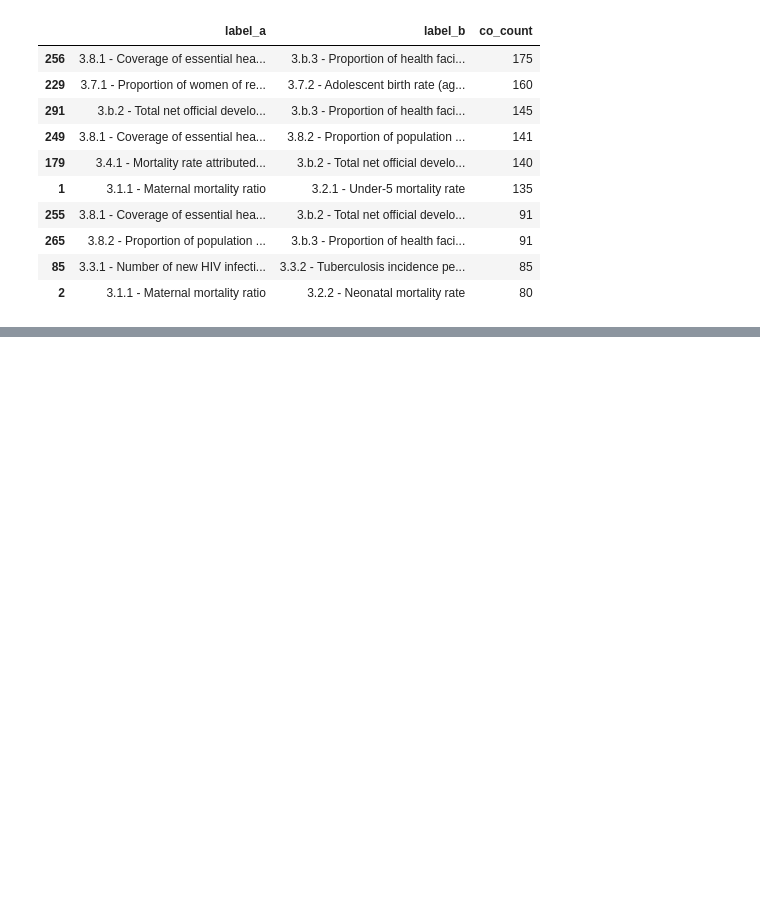
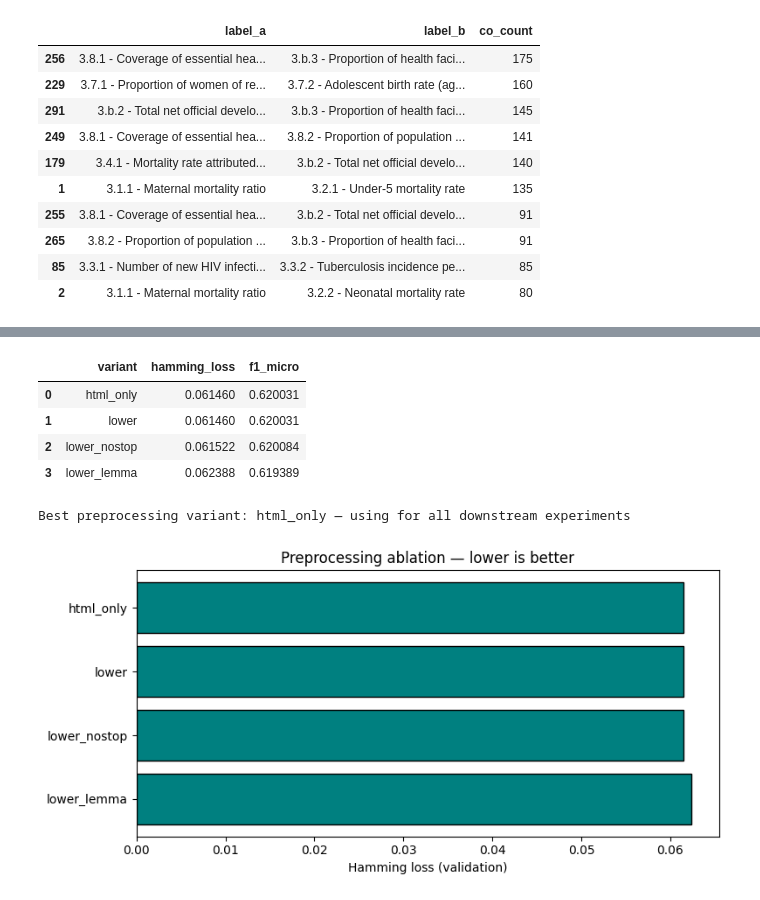
Before and after one commit to Bonaparte003/SDG-Indicator-Text-Classification-Formative2, a Jupyter notebook: SGD_indicator.ipynb, the cells around one changed output, grey strips where cells are left out. Drawn from its saved outputs; the diff is of its cells as text; code cells hidden in the pictures; blank space fills up the shorter version.

```diff
--- a/SGD_indicator.ipynb
+++ b/SGD_indicator.ipynb
@@ -428,0 +386,42 @@ print(f"  TF-IDF features         : {X_train_tfidf.shape[1]}")
+# %%
+def quick_prep_eval(text_series, label=""):
+    """Train/evaluate one preprocessing variant with baseline TF-IDF + LogReg."""
+    idx = np.arange(len(text_series))
+    idx_tr, idx_va = train_test_split(idx, test_size=TEST_SIZE, random_state=RANDOM_STATE)
+    vec = TfidfVectorizer(max_features=15000, ngram_range=(1, 2), min_df=2, stop_words="english")
+    X_tr = vec.fit_transform(text_series.iloc[idx_tr])
+    X_va = vec.transform(text_series.iloc[idx_va])
+    clf = OneVsRestClassifier(
+        LogisticRegression(max_iter=1000, class_weight="balanced", random_state=RANDOM_STATE)
+    )
+    clf.fit(X_tr, y[idx_tr])
+    y_pred = clf.predict(X_va)
+    return {
+        "variant": label,
+        "hamming_loss": hamming_loss(y[idx_va], y_pred),
+        "f1_micro": f1_score(y[idx_va], y_pred, average="micro", zero_division=0),
+    }
+
+
+prep_ablation = []
+for name in PREP_VARIANTS:
+    metrics = quick_prep_eval(train_df[f"prep_{name}"], label=name)
+    prep_ablation.append(metrics)
+    print(f"P-{name}: Hamming loss={metrics['hamming_loss']:.4f} | F1 micro={metrics['f1_micro']:.4f}")
+
+prep_ablation_df = pd.DataFrame(prep_ablation).sort_values("hamming_loss")
+display(prep_ablation_df)
+
+best_prep = prep_ablation_df.iloc[0]["variant"]
+train_df["clean_text"] = train_df[f"prep_{best_prep}"]
+test_df["clean_text"] = test_df[f"prep_{best_prep}"]
+print(f"\nBest preprocessing variant: {best_prep} — using for all downstream experiments")
+
+fig, ax = plt.subplots(figsize=(8, 4))
+ax.barh(prep_ablation_df["variant"], prep_ablation_df["hamming_loss"], color="teal", edgecolor="black")
+ax.set_xlabel("Hamming loss (validation)")
+ax.set_title("Preprocessing ablation — lower is better")
+ax.invert_yaxis()
+plt.tight_layout()
+plt.show()
+# %% [output]
@@ -428,0 +432,7 @@ print(f"  TF-IDF features         : {X_train_tfidf.shape[1]}")
+|  | variant | hamming_loss | f1_micro |
+| 0 | html_only | 0.061460 | 0.620031 |
+| 1 | lower | 0.061460 | 0.620031 |
+| 2 | lower_nostop | 0.061522 | 0.620084 |
+| 3 | lower_lemma | 0.062388 | 0.619389 |
+Best preprocessing variant: html_only — using for all downstream experiments
+[figure, added]
```
Also changed, not shown: parts of 14 cells of this notebook.
